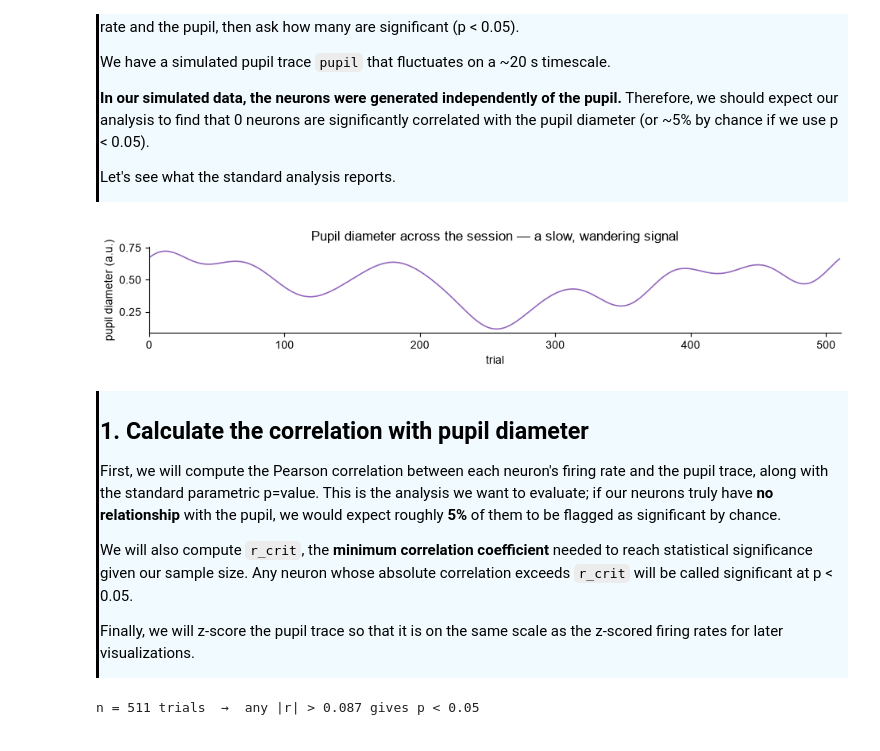
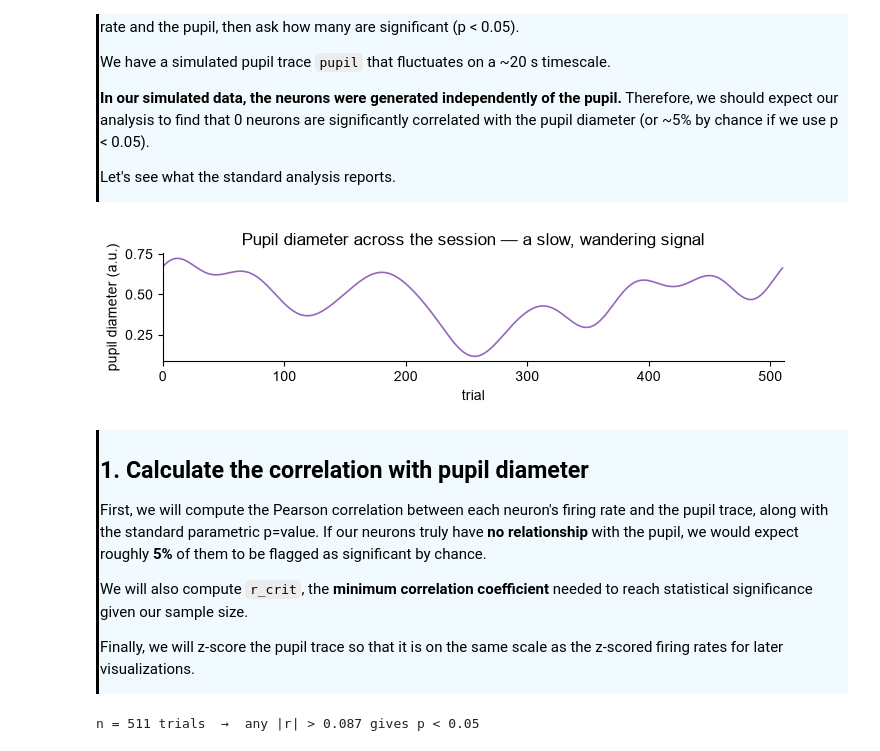
Before and after one commit to AllenSWDB/SWDB_2026_Good_Analysis, a Jupyter notebook: code/nick_workshop/GoodAnalysis-Workshop2_solutions.ipynb, the cells around one changed output. Drawn from its saved outputs; the diff is of its cells as text; code cells hidden in the pictures.

Commit message:
added context through first decoder section

```diff
--- a/code/nick_workshop/GoodAnalysis-Workshop2_solutions.ipynb
+++ b/code/nick_workshop/GoodAnalysis-Workshop2_solutions.ipynb
@@ -377,25 +378,24 @@ Let's see what the standard analysis reports.
 </div>
 # %%
 # Plot the pupil trace
-fig, ax = plt.subplots(figsize=(9.5, 2))
+fig, ax = plt.subplots(figsize=(7, 2))
 ax.plot(pupil, color='tab:purple', lw=1.2)
 ax.set_xlim(0, n_trials)
 ax.set_xlabel('trial')
 ax.set_ylabel('pupil diameter (a.u.)')
 ax.set_title('Pupil diameter across the session — a slow, wandering signal')
 plt.tight_layout()
 plt.show()
 # %% [output]
-[figure, old version]
+[figure, new version]
 # %% [markdown]
 <div style="border-left: 3px solid #000; padding: 1px; padding-left: 10px; background: #F0FAFF;  max-width: 90%; overflow-x: auto; color: #000000;">
 
 ## 1. Calculate the correlation with pupil diameter
 
-First, we will compute the Pearson correlation between each neuron's firing rate and the pupil trace, along with the standard parametric p=value.  This is the analysis we want to evaluate; if our neurons truly have **no relationship** with the pupil, we would expect roughly **5%** of them to be flagged as significant by chance.
+First, we will compute the Pearson correlation between each neuron's firing rate and the pupil trace, along with the standard parametric p=value. If our neurons truly have **no relationship** with the pupil, we would expect roughly **5%** of them to be flagged as significant by chance.
 
-We will also compute `r_crit`, the **minimum correlation coefficient** needed to reach statistical significance given our sample size. Any neuron whose absolute
-correlation exceeds `r_crit` will be called significant at p < 0.05.
+We will also compute `r_crit`, the **minimum correlation coefficient** needed to reach statistical significance given our sample size.
 
 Finally, we will z-score the pupil trace so that it is on the same scale as the z-scored firing rates for later visualizations.
 
```
Also changed, not shown: parts of 21 cells of this notebook.
